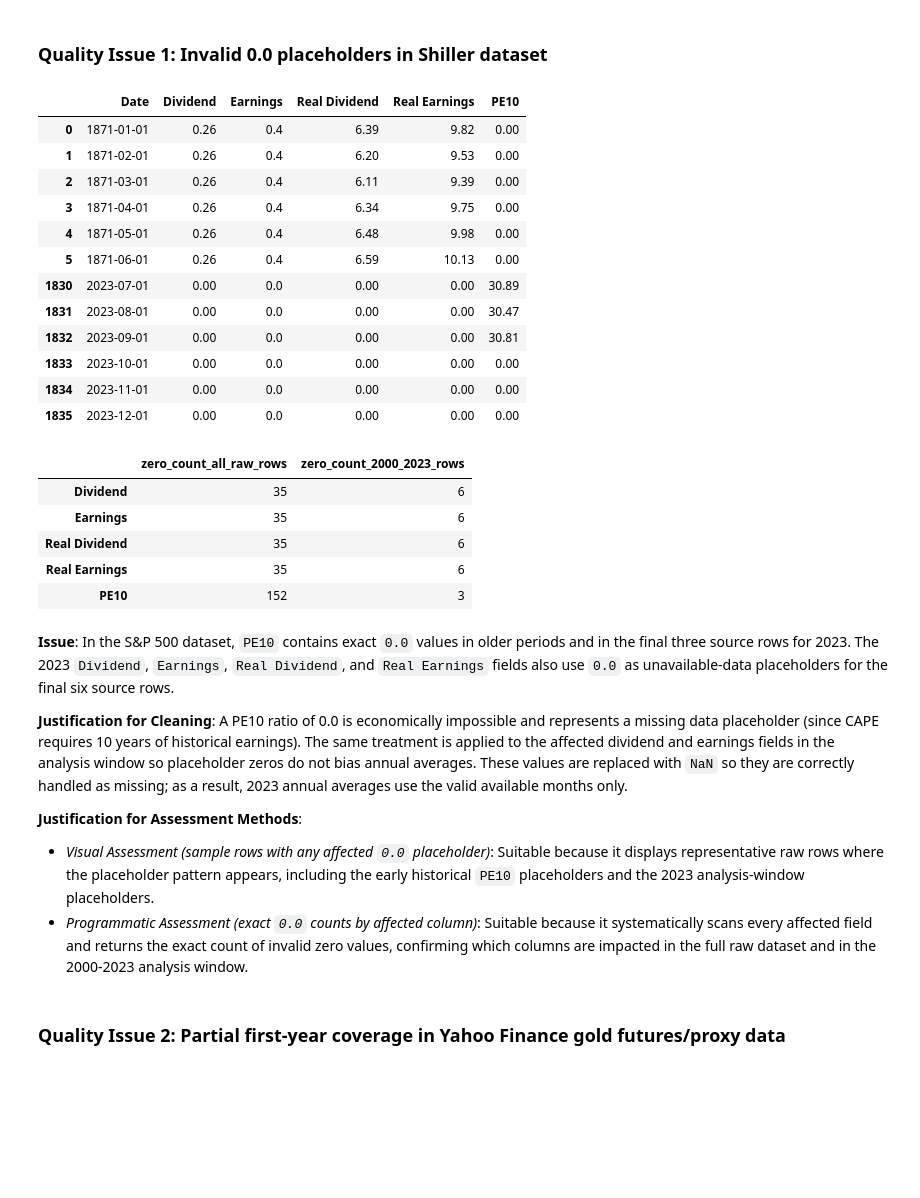
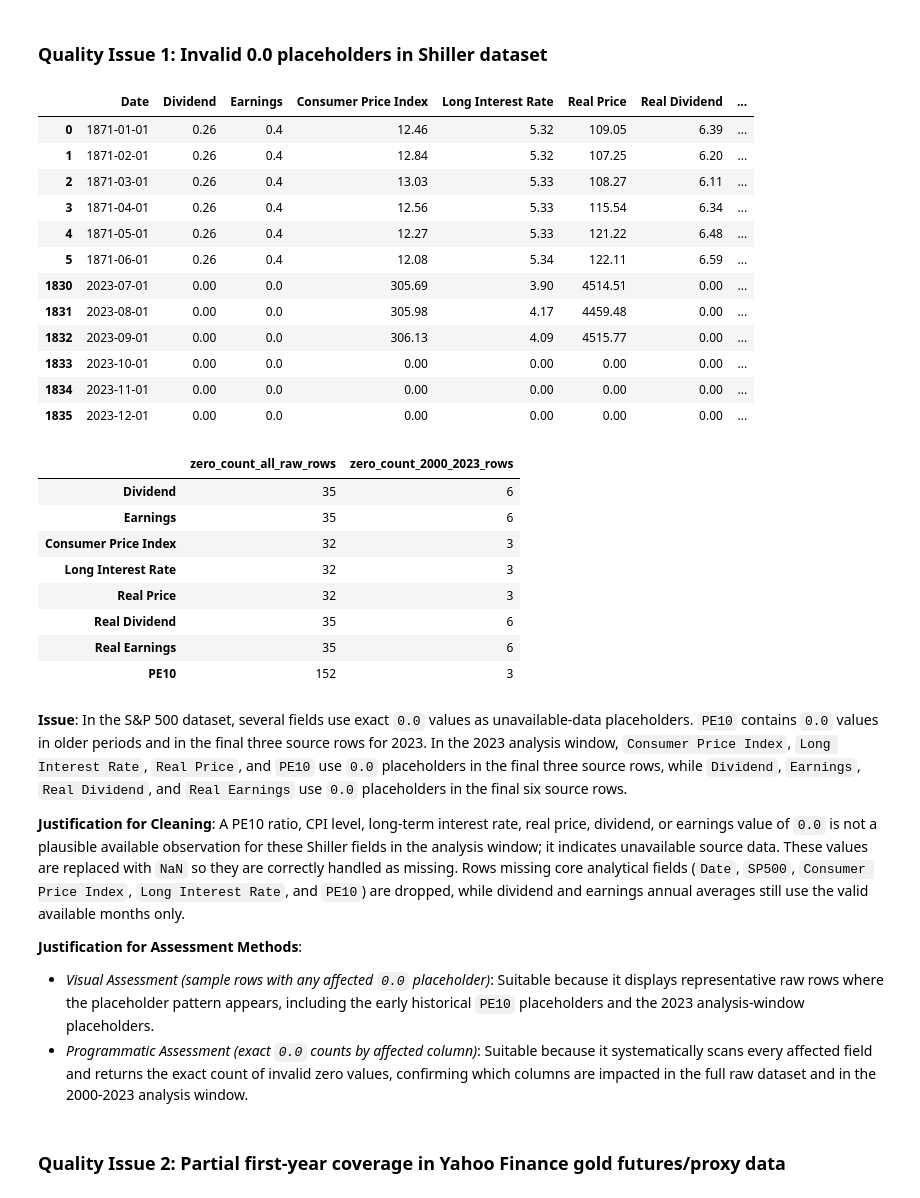
Before and after one commit to luisjfeliu/data-analysis-wrangling-macro-stocks, a Jupyter notebook: Data_Wrangling_Project_Starter.ipynb, the cells around one changed output. Saved outputs shown, nothing was run; the diff lists cells and outputs as text; code cells hidden in the pictures; blank space fills up the shorter version.

Commit message:
Address Shiller placeholder validation

```diff
--- a/Data_Wrangling_Project_Starter.ipynb
+++ b/Data_Wrangling_Project_Starter.ipynb
@@ -346,32 +348,41 @@ List **two** data quality issues and **two** tidiness issues. Assess each data i
 ### Quality Issue 1: Invalid 0.0 placeholders in Shiller dataset
 # %%
 # Visual inspection: show rows where placeholder zeros appear in affected Shiller fields.
-placeholder_zero_cols_assess = ["Dividend", "Earnings", "Real Dividend", "Real Earnings", "PE10"]
+placeholder_zero_cols_assess = [
+    "Dividend",
+    "Earnings",
+    "Consumer Price Index",
+    "Long Interest Rate",
+    "Real Price",
+    "Real Dividend",
+    "Real Earnings",
+    "PE10",
+]
 df_sp500_placeholder_view = df_sp500_raw[["Date", *placeholder_zero_cols_assess]].copy()
 df_sp500_placeholder_view["Date"] = pd.to_datetime(df_sp500_placeholder_view["Date"], errors="coerce")
 for col in placeholder_zero_cols_assess:
     df_sp500_placeholder_view[col] = pd.to_numeric(df_sp500_placeholder_view[col], errors="coerce")
 
 early_pe10_placeholders = df_sp500_placeholder_view[df_sp500_placeholder_view["PE10"].eq(0)].head(6)
 analysis_window_placeholders = df_sp500_placeholder_view[
     df_sp500_placeholder_view["Date"].dt.year.between(START_YEAR, END_YEAR)
     & df_sp500_placeholder_view[placeholder_zero_cols_assess].eq(0).any(axis=1)
 ]
 pd.concat([early_pe10_placeholders, analysis_window_placeholders]).drop_duplicates()
 # %% [output]
-|  | Date | Dividend | Earnings | Real Dividend | Real Earnings | PE10 |
-| 0 | 1871-01-01 | 0.26 | 0.4 | 6.39 | 9.82 | 0.00 |
-| 1 | 1871-02-01 | 0.26 | 0.4 | 6.20 | 9.53 | 0.00 |
-| 2 | 1871-03-01 | 0.26 | 0.4 | 6.11 | 9.39 | 0.00 |
-| 3 | 1871-04-01 | 0.26 | 0.4 | 6.34 | 9.75 | 0.00 |
-| 4 | 1871-05-01 | 0.26 | 0.4 | 6.48 | 9.98 | 0.00 |
-| 5 | 1871-06-01 | 0.26 | 0.4 | 6.59 | 10.13 | 0.00 |
-| 1830 | 2023-07-01 | 0.00 | 0.0 | 0.00 | 0.00 | 30.89 |
-| 1831 | 2023-08-01 | 0.00 | 0.0 | 0.00 | 0.00 | 30.47 |
-| 1832 | 2023-09-01 | 0.00 | 0.0 | 0.00 | 0.00 | 30.81 |
-| 1833 | 2023-10-01 | 0.00 | 0.0 | 0.00 | 0.00 | 0.00 |
-| 1834 | 2023-11-01 | 0.00 | 0.0 | 0.00 | 0.00 | 0.00 |
-| 1835 | 2023-12-01 | 0.00 | 0.0 | 0.00 | 0.00 | 0.00 |
+|  | Date | Dividend | Earnings | Consumer Price Index | Long Interest Rate | Real Price | Real Dividend | ... |
+| 0 | 1871-01-01 | 0.26 | 0.4 | 12.46 | 5.32 | 109.05 | 6.39 | ... |
+| 1 | 1871-02-01 | 0.26 | 0.4 | 12.84 | 5.32 | 107.25 | 6.20 | ... |
+| 2 | 1871-03-01 | 0.26 | 0.4 | 13.03 | 5.33 | 108.27 | 6.11 | ... |
+| 3 | 1871-04-01 | 0.26 | 0.4 | 12.56 | 5.33 | 115.54 | 6.34 | ... |
+| 4 | 1871-05-01 | 0.26 | 0.4 | 12.27 | 5.33 | 121.22 | 6.48 | ... |
+| 5 | 1871-06-01 | 0.26 | 0.4 | 12.08 | 5.34 | 122.11 | 6.59 | ... |
+| 1830 | 2023-07-01 | 0.00 | 0.0 | 305.69 | 3.90 | 4514.51 | 0.00 | ... |
+| 1831 | 2023-08-01 | 0.00 | 0.0 | 305.98 | 4.17 | 4459.48 | 0.00 | ... |
+| 1832 | 2023-09-01 | 0.00 | 0.0 | 306.13 | 4.09 | 4515.77 | 0.00 | ... |
+| 1833 | 2023-10-01 | 0.00 | 0.0 | 0.00 | 0.00 | 0.00 | 0.00 | ... |
+| 1834 | 2023-11-01 | 0.00 | 0.0 | 0.00 | 0.00 | 0.00 | 0.00 | ... |
+| 1835 | 2023-12-01 | 0.00 | 0.0 | 0.00 | 0.00 | 0.00 | 0.00 | ... |
 # %%
 # Programmatic check: count exact 0.0 placeholders by affected column.
 all_raw_zero_counts = df_sp500_placeholder_view[placeholder_zero_cols_assess].eq(0).sum()
@@ -389,13 +400,16 @@ pd.DataFrame(
 |  | zero_count_all_raw_rows | zero_count_2000_2023_rows |
 | Dividend | 35 | 6 |
 | Earnings | 35 | 6 |
+| Consumer Price Index | 32 | 3 |
+| Long Interest Rate | 32 | 3 |
+| Real Price | 32 | 3 |
 | Real Dividend | 35 | 6 |
 | Real Earnings | 35 | 6 |
 | PE10 | 152 | 3 |
 # %% [markdown]
-**Issue**: In the S&P 500 dataset, `PE10` contains exact `0.0` values in older periods and in the final three source rows for 2023. The 2023 `Dividend`, `Earnings`, `Real Dividend`, and `Real Earnings` fields also use `0.0` as unavailable-data placeholders for the final six source rows.
+**Issue**: In the S&P 500 dataset, several fields use exact `0.0` values as unavailable-data placeholders. `PE10` contains `0.0` values in older periods and in the final three source rows for 2023. In the 2023 analysis window, `Consumer Price Index`, `Long Interest Rate`, `Real Price`, and `PE10` use `0.0` placeholders in the final three source rows, while `Dividend`, `Earnings`, `Real Dividend`, and `Real Earnings` use `0.0` placeholders in the final six source rows.
 
-**Justification for Cleaning**: A PE10 ratio of 0.0 is economically impossible and represents a missing data placeholder (since CAPE requires 10 years of historical earnings). The same treatment is applied to the affected dividend and earnings fields in the analysis window so placeholder zeros do not bias annual averages. These values are replaced with `NaN` so they are correctly handled as missing; as a result, 2023 annual averages use the valid available months only.
+**Justification for Cleaning**: A PE10 ratio, CPI level, long-term interest rate, real price, dividend, or earnings value of `0.0` is not a plausible available observation for these Shiller fields in the analysis window; it indicates unavailable source data. These values are replaced with `NaN` so they are correctly handled as missing. Rows missing core analytical fields (`Date`, `SP500`, `Consumer Price Index`, `Long Interest Rate`, and `PE10`) are dropped, while dividend and earnings annual averages still use the valid available months only.
 
 **Justification for Assessment Methods**:
 - *Visual Assessment (sample rows with any affected `0.0` placeholder)*: Suitable because it displays representative raw rows where the placeholder pattern appears, including the early historical `PE10` placeholders and the 2023 analysis-window placeholders.
```
Also changed, not shown: parts of 5 cells of this notebook, 5 other files.
